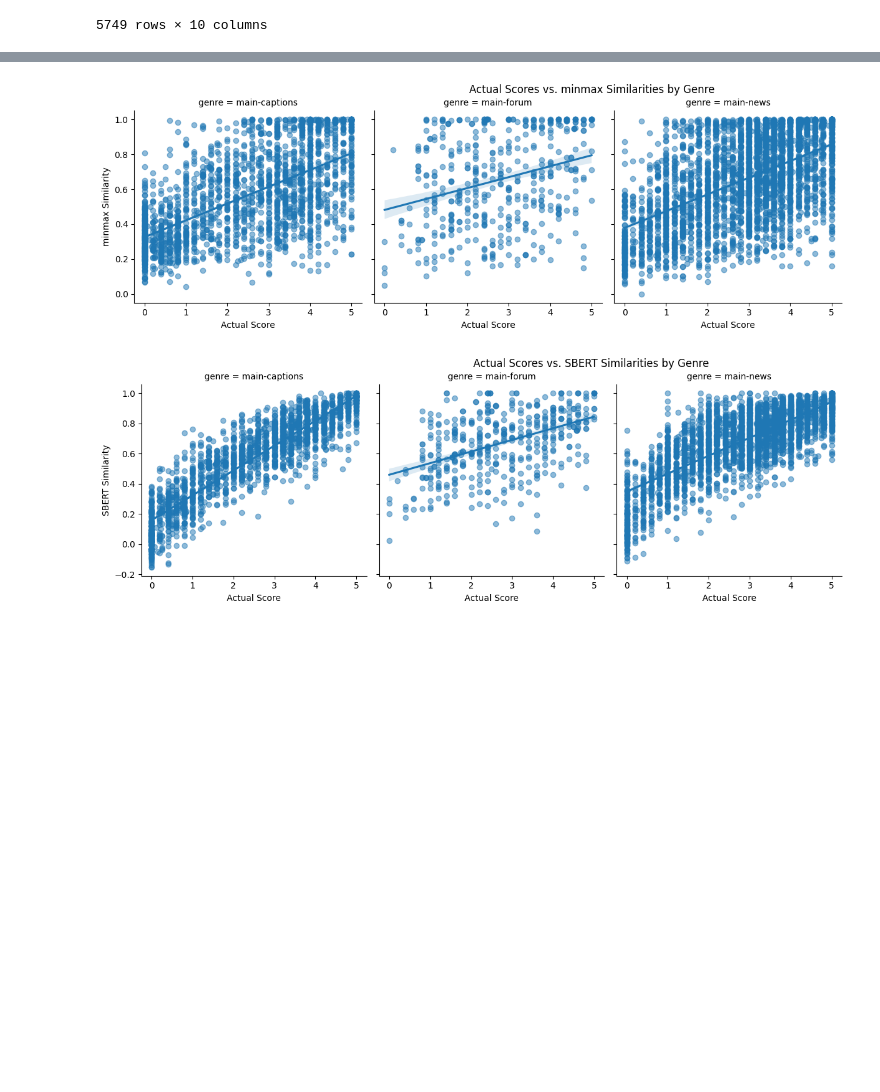
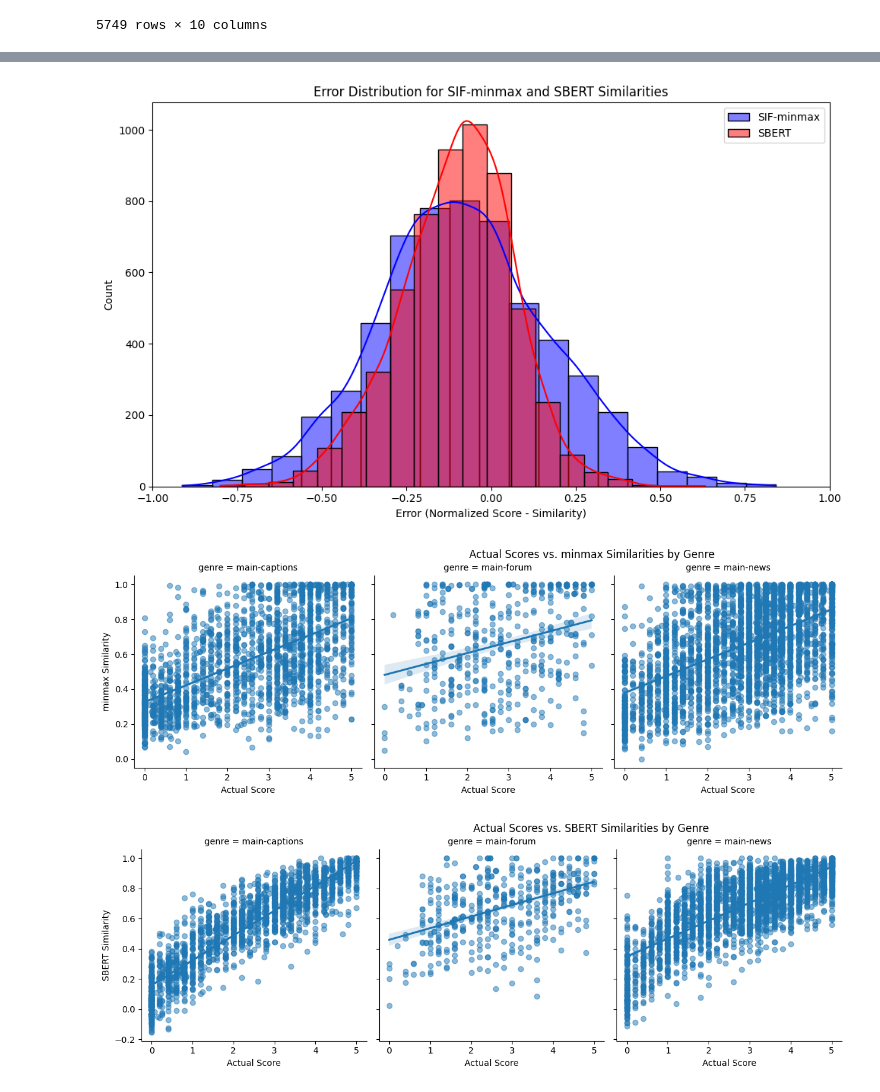
Before and after one commit to dj-sorry/SIF-minmax-vs-sbert, a Jupyter notebook: notebooks/240705.ipynb, the cells around one changed output, grey strips where cells are left out. Saved outputs shown, nothing was run; the diff lists cells and outputs as text; code cells hidden in the pictures; blank space fills up the shorter version.

```diff
--- a/notebooks/240705.ipynb
+++ b/notebooks/240705.ipynb
@@ -291 +144,26 @@ plt.show()
+# %%
+import matplotlib.pyplot as plt
+import seaborn as sns
+
+def analyze_errors(df_sts):
+    df_sts['score_normalized'] = df_sts['score'] / 5
+
+    df_sts['error_minmax'] = df_sts['score_normalized'] - df_sts['minmax_similarity']
+    df_sts['error_sbert'] = df_sts['score_normalized'] - df_sts['sbert_similarity']
+
+    plt.figure(figsize=(10, 6))
+
+    sns.histplot(df_sts['error_minmax'], bins=20, kde=True, color='blue', label='SIF-minmax')
+    sns.histplot(df_sts['error_sbert'], bins=20, kde=True, color='red', label='SBERT', alpha=0.5)
+
+    plt.title('Error Distribution for SIF-minmax and SBERT Similarities')
+    plt.xlabel('Error (Normalized Score - Similarity)')
+    plt.xlim(-1, 1)
+    plt.legend()
+    plt.tight_layout()
+    plt.show()
+
+analyze_errors(df_sts)
+# %% [output]
+[figure, added]
 # %%
```
Also changed, not shown: parts of 17 cells of this notebook.
